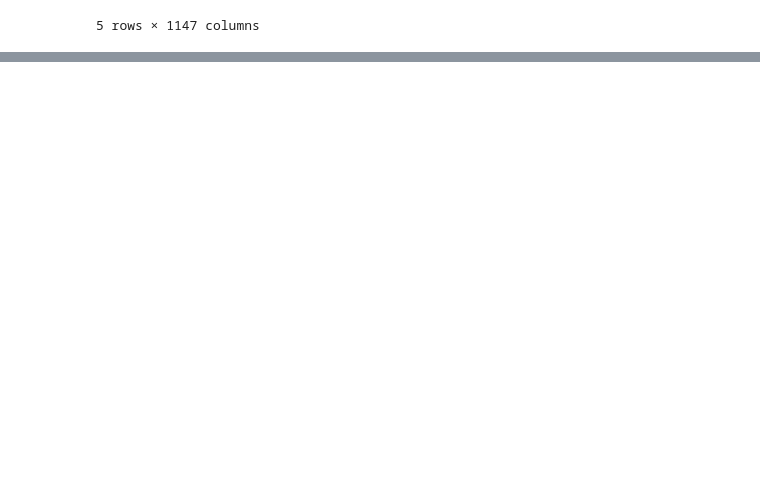
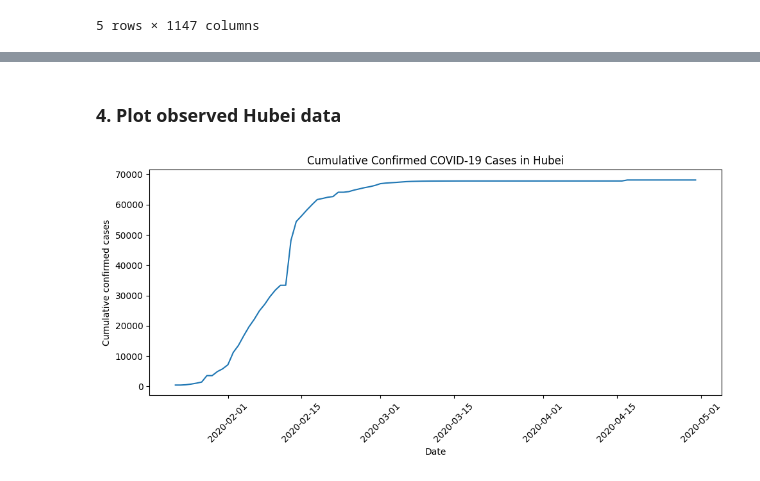
Before and after one commit to Hans-Yin/Intro-to-Math-Modeling-Final-Project, a Jupyter notebook: hubei_sir_project.ipynb, the cells around one changed output, grey strips where cells are left out. Drawn from its saved outputs; the diff is of its cells as text; code cells hidden in the pictures; blank space fills up the shorter version.

```diff
--- a/hubei_sir_project.ipynb
+++ b/hubei_sir_project.ipynb
@@ -21,0 +26,8 @@ confirmed.head()
+# %%
+# Select Hubei, China
+hubei = confirmed[
+    (confirmed["Province/State"] == "Hubei") &
+    (confirmed["Country/Region"] == "China")
+]
+
+hubei
@@ -21,0 +38,10 @@ confirmed.head()
+# %%
+# Convert wide date columns into long format
+date_cols = hubei.columns[4:]
+
+hubei_long = hubei[date_cols].T.reset_index()
+hubei_long.columns = ["date", "confirmed"]
+hubei_long["date"] = pd.to_datetime(hubei_long["date"])
+hubei_long["confirmed"] = hubei_long["confirmed"].astype(float)
+
+hubei_long.head()
@@ -21,0 +57,13 @@ confirmed.head()
+# %%
+start_date = "2020-01-22"
+end_date = "2020-04-30"
+
+df = hubei_long[
+    (hubei_long["date"] >= start_date) &
+    (hubei_long["date"] <= end_date)
+].copy()
+
+df["days"] = (df["date"] - df["date"].iloc[0]).dt.days
+df["new_cases"] = df["confirmed"].diff().fillna(0)
+
+df.head()
@@ -21,0 +77,13 @@ confirmed.head()
+# %% [markdown]
+### 4. Plot observed Hubei data
+# %%
+plt.figure(figsize=(10, 5))
+plt.plot(df["date"], df["confirmed"])
+plt.xlabel("Date")
+plt.ylabel("Cumulative confirmed cases")
+plt.title("Cumulative Confirmed COVID-19 Cases in Hubei")
+plt.xticks(rotation=45)
+plt.tight_layout()
+plt.show()
+# %% [output]
+[figure, added]
```
Also changed, not shown: parts of 13 cells of this notebook.
